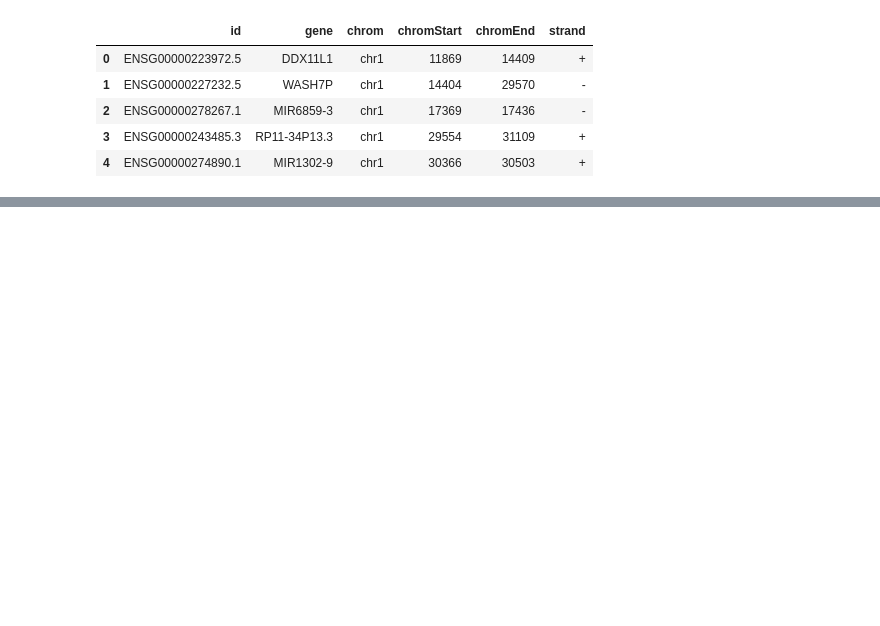
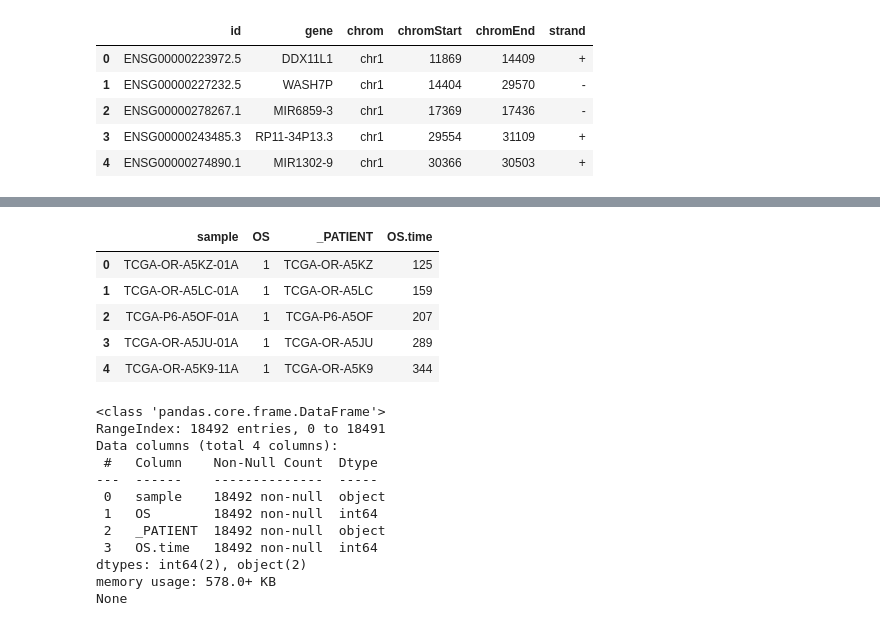
Before and after one commit to erincameron11/survival-analysis-tool, a Jupyter notebook: DataAnalysis.ipynb, the cells around one changed output, grey strips where cells are left out. Saved outputs shown, nothing was run; the diff lists cells and outputs as text; code cells hidden in the pictures; blank space fills up the shorter version.

```diff
--- a/DataAnalysis.ipynb
+++ b/DataAnalysis.ipynb
@@ -173,0 +124,22 @@ merged_df = pd.merge(df, mapping, on='xena_sample', how='left')
+# %%
+display(df_survival_phenotype.head())
+print(df_survival_phenotype.info())
+# %% [output]
+|  | sample | OS | _PATIENT | OS.time |
+| 0 | TCGA-OR-A5KZ-01A | 1 | TCGA-OR-A5KZ | 125 |
+| 1 | TCGA-OR-A5LC-01A | 1 | TCGA-OR-A5LC | 159 |
+| 2 | TCGA-P6-A5OF-01A | 1 | TCGA-P6-A5OF | 207 |
+| 3 | TCGA-OR-A5JU-01A | 1 | TCGA-OR-A5JU | 289 |
+| 4 | TCGA-OR-A5K9-11A | 1 | TCGA-OR-A5K9 | 344 |
+<class 'pandas.core.frame.DataFrame'>
+RangeIndex: 18492 entries, 0 to 18491
+Data columns (total 4 columns):
+ #   Column    Non-Null Count  Dtype
+---  ------    --------------  -----
+ 0   sample    18492 non-null  object
+ 1   OS        18492 non-null  int64
+ 2   _PATIENT  18492 non-null  object
+ 3   OS.time   18492 non-null  int64
+dtypes: int64(2), object(2)
+memory usage: 578.0+ KB
+None
```
Also changed, not shown: parts of 29 cells of this notebook, 3 other files.
